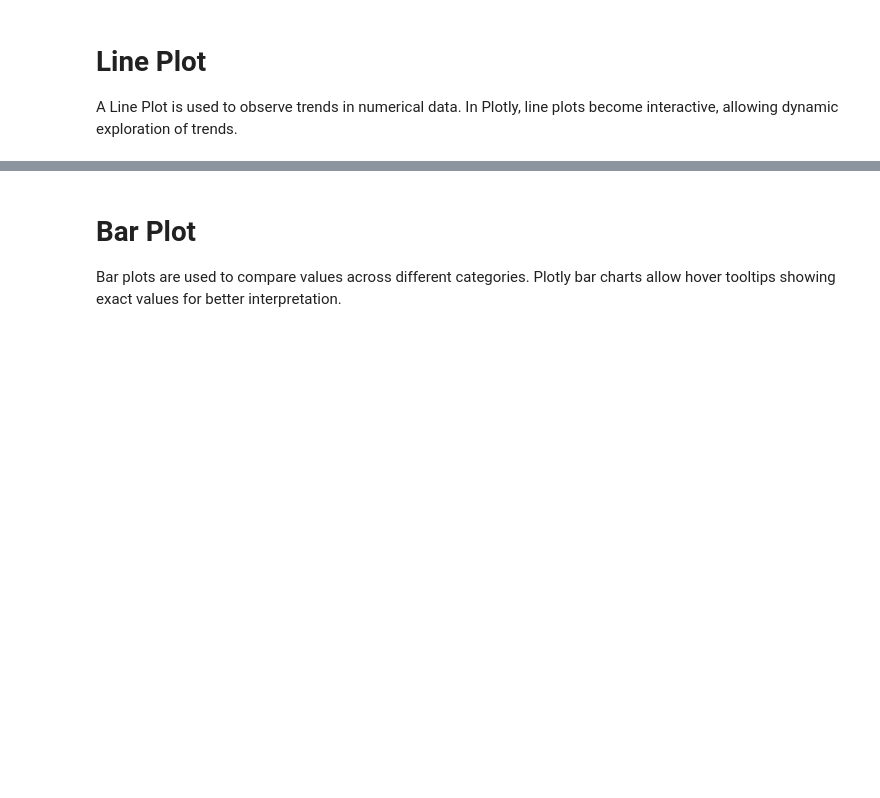
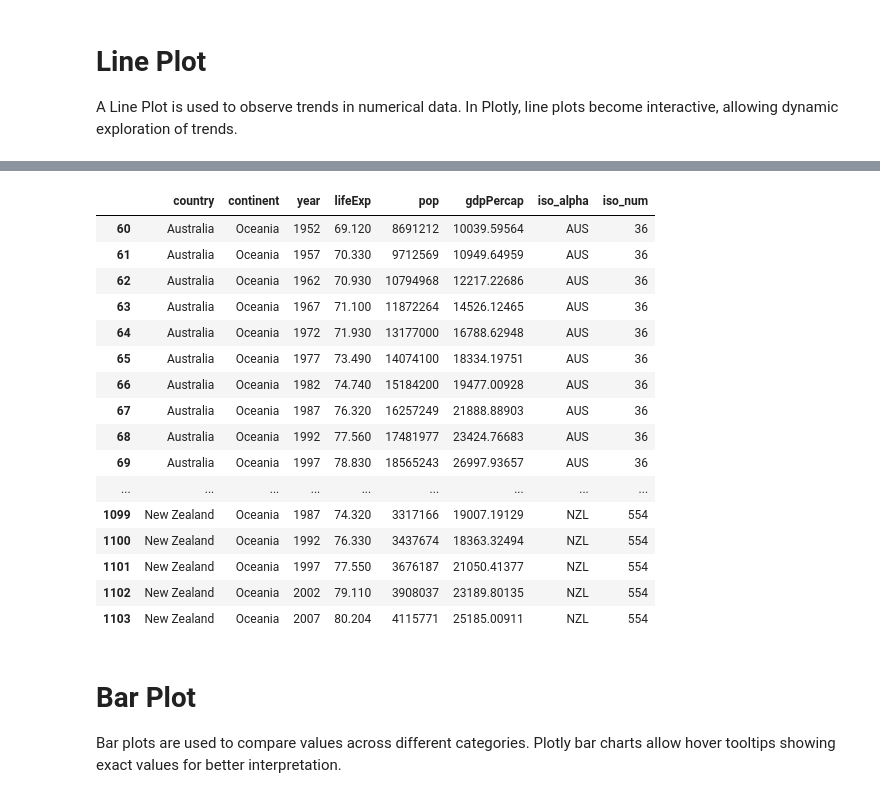
Before and after one commit to RajKumarBiswokarma/datascience, a Jupyter notebook: notebooks/data_visualization/introduction_to_plotly.ipynb, the cells around one changed output, grey strips where cells are left out. Cells and saved outputs as stored; diff of their text form; code cells hidden in the pictures; blank space fills up the shorter version.

```diff
--- a/notebooks/data_visualization/introduction_to_plotly.ipynb
+++ b/notebooks/data_visualization/introduction_to_plotly.ipynb
@@ -102,0 +163,21 @@ In Plotly, line plots become interactive, allowing dynamic exploration of trends
+# %%
+df_continent = px.data.gapminder().query("continent == 'Oceania'")
+df_continent
+# %% [output]
+|  | country | continent | year | lifeExp | pop | gdpPercap | iso_alpha | iso_num |
+| 60 | Australia | Oceania | 1952 | 69.120 | 8691212 | 10039.59564 | AUS | 36 |
+| 61 | Australia | Oceania | 1957 | 70.330 | 9712569 | 10949.64959 | AUS | 36 |
+| 62 | Australia | Oceania | 1962 | 70.930 | 10794968 | 12217.22686 | AUS | 36 |
+| 63 | Australia | Oceania | 1967 | 71.100 | 11872264 | 14526.12465 | AUS | 36 |
+| 64 | Australia | Oceania | 1972 | 71.930 | 13177000 | 16788.62948 | AUS | 36 |
+| 65 | Australia | Oceania | 1977 | 73.490 | 14074100 | 18334.19751 | AUS | 36 |
+| 66 | Australia | Oceania | 1982 | 74.740 | 15184200 | 19477.00928 | AUS | 36 |
+| 67 | Australia | Oceania | 1987 | 76.320 | 16257249 | 21888.88903 | AUS | 36 |
+| 68 | Australia | Oceania | 1992 | 77.560 | 17481977 | 23424.76683 | AUS | 36 |
+| 69 | Australia | Oceania | 1997 | 78.830 | 18565243 | 26997.93657 | AUS | 36 |
+| ... | ... | ... | ... | ... | ... | ... | ... | ... |
+| 1099 | New Zealand | Oceania | 1987 | 74.320 | 3317166 | 19007.19129 | NZL | 554 |
+| 1100 | New Zealand | Oceania | 1992 | 76.330 | 3437674 | 18363.32494 | NZL | 554 |
+| 1101 | New Zealand | Oceania | 1997 | 77.550 | 3676187 | 21050.41377 | NZL | 554 |
+| 1102 | New Zealand | Oceania | 2002 | 79.110 | 3908037 | 23189.80135 | NZL | 554 |
+| 1103 | New Zealand | Oceania | 2007 | 80.204 | 4115771 | 25185.00911 | NZL | 554 |
```
Also changed, not shown: parts of 28 cells of this notebook, 11 other files.
